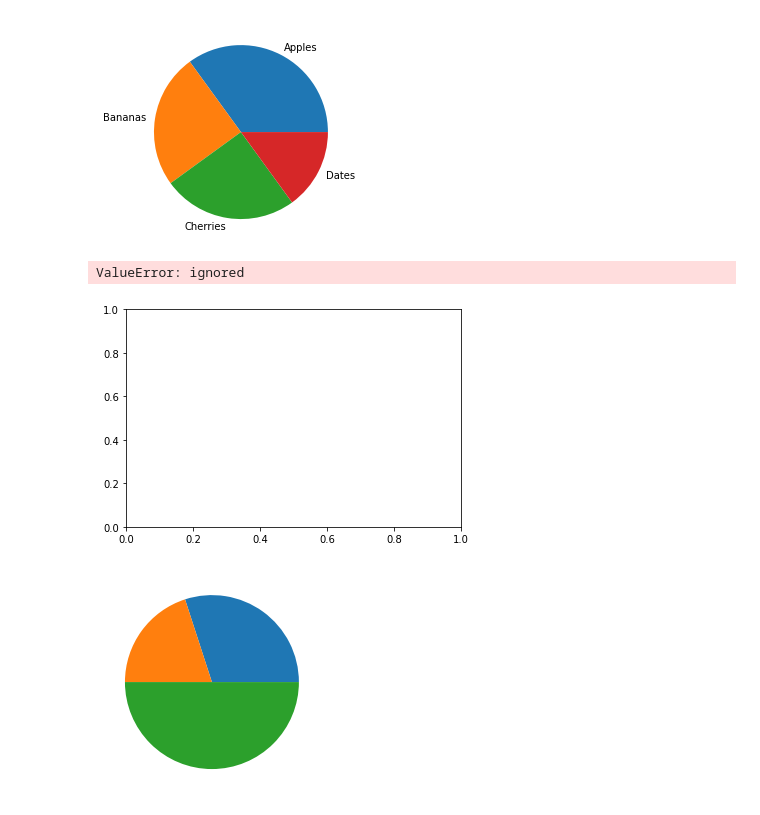
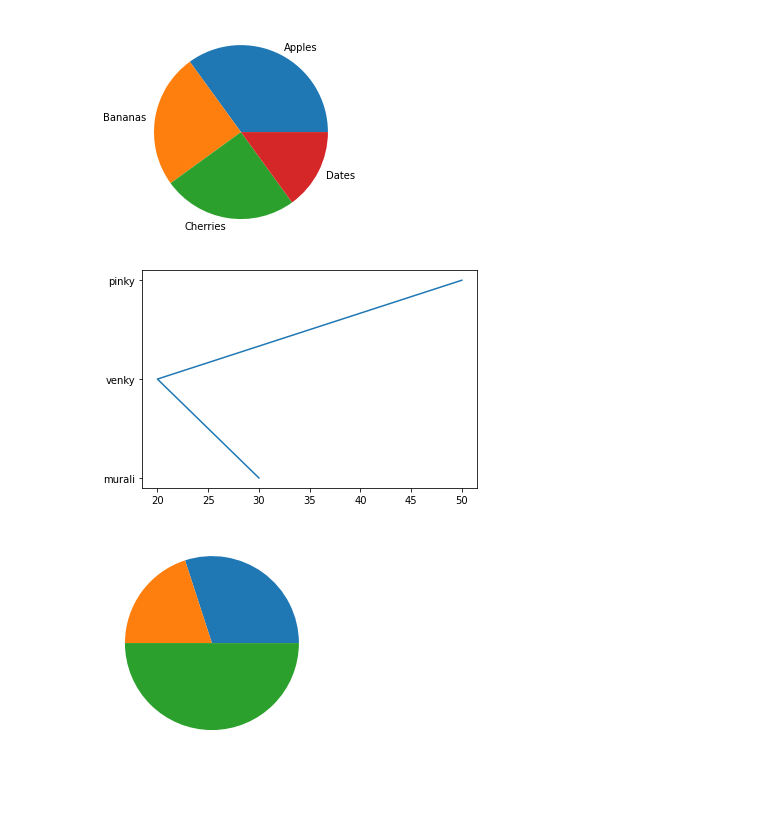
Before and after one commit to Murali090/Assignment, a Jupyter notebook: oracle_sql_live.ipynb, the cells around one changed output. Drawn from its saved outputs; the diff is of its cells as text; code cells hidden in the pictures; blank space fills up the shorter version.

```diff
--- a/oracle_sql_live.ipynb
+++ b/oracle_sql_live.ipynb
@@ -95,15 +83,14 @@ plt.show()
 # %%
 import matplotlib.pyplot as plt
 import numpy as np
 
 x=np.array([30,20,50])
 y=np.array(["murali","venky","pinky"])
 
-plt.plot(xpoints,ypoints)
+plt.plot(x,y)
 plt.show()
 # %% [output]
-ValueError: ignored
-[figure, old version]
+[figure, new version]
 # %%
 import matplotlib.pyplot as plt
 import numpy as np
```
Also changed, not shown: parts of 1 cell of this notebook.
